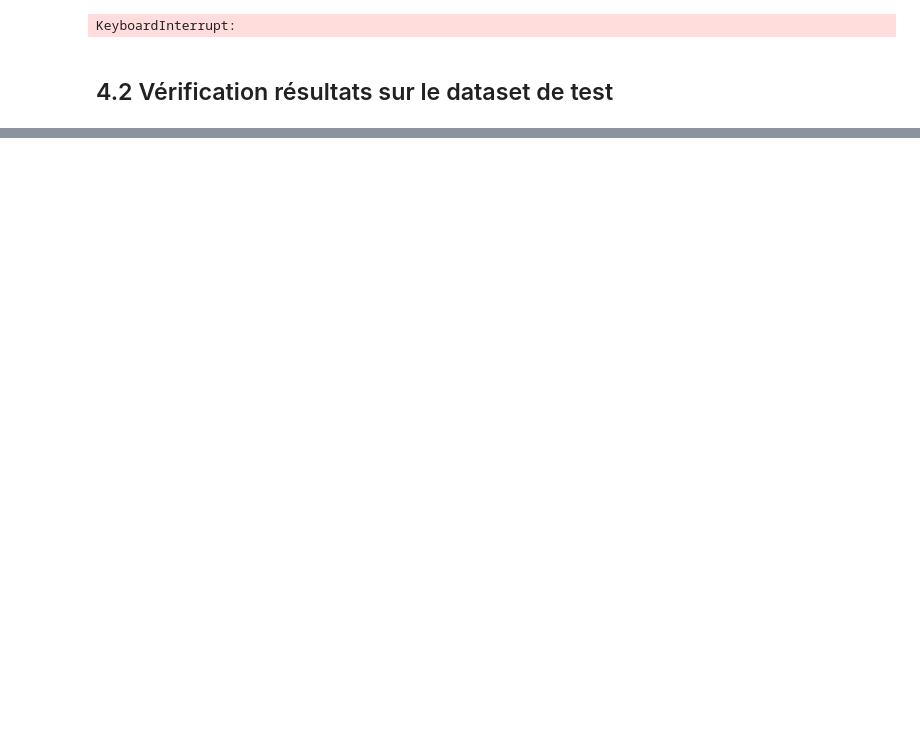
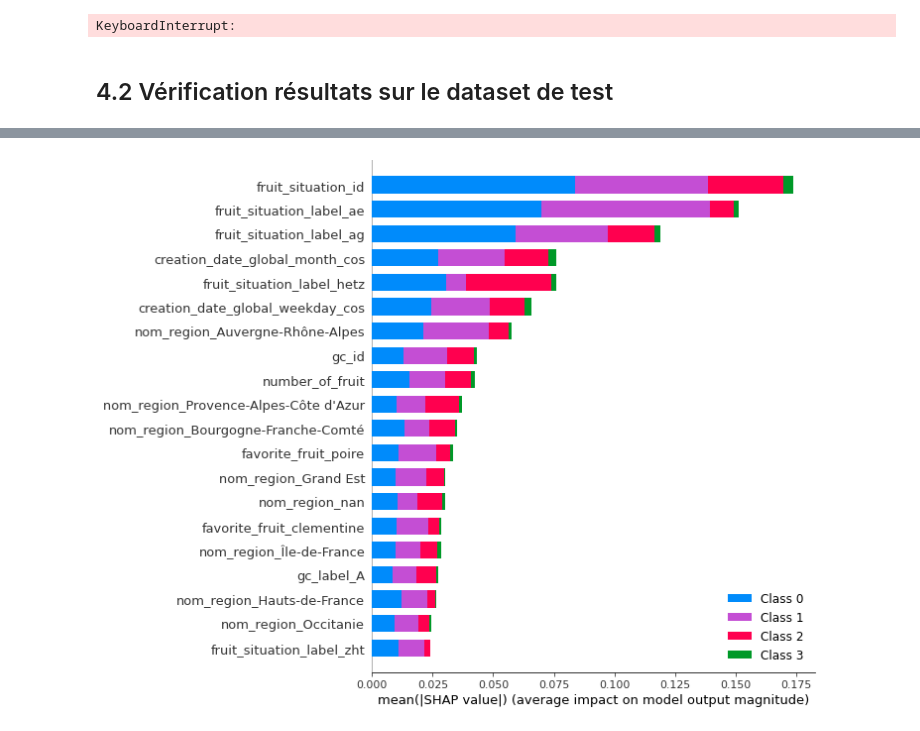
Before and after one commit to chahirbensmail/fruits_project, a Jupyter notebook: 2. Modeling.ipynb, the cells around one changed output, grey strips where cells are left out. Saved outputs shown, nothing was run; the diff lists cells and outputs as text; code cells hidden in the pictures; blank space fills up the shorter version.

```diff
--- a/2. Modeling.ipynb
+++ b/2. Modeling.ipynb
@@ -437,0 +554,14 @@ pd.concat([train['target'], pd.DataFrame(y_train_proba)], axis=1).sample(10)
+# %%
+X_test_transformed = model_rf['feature_pipeline'].transform(X_test)
+# %%
+X_train_transformed_small = pd.DataFrame(X_test_transformed).head(100)
+# %%
+shap_values = shap.TreeExplainer(model_rf['model']).shap_values(X_train_transformed_small)
+# %%
+f_names = (numerical_features
+ + list(model_rf['feature_pipeline'].transformer_list[1][1]["ohe"].get_feature_names(categorical_features))
+ + list(flat_list_date_features))
+# %%
+shap.summary_plot(shap_values, X_train_transformed_small, feature_names = f_names)
+# %% [output]
+[figure, added]
```
Also changed, not shown: parts of 36 cells of this notebook, 3 other files.
